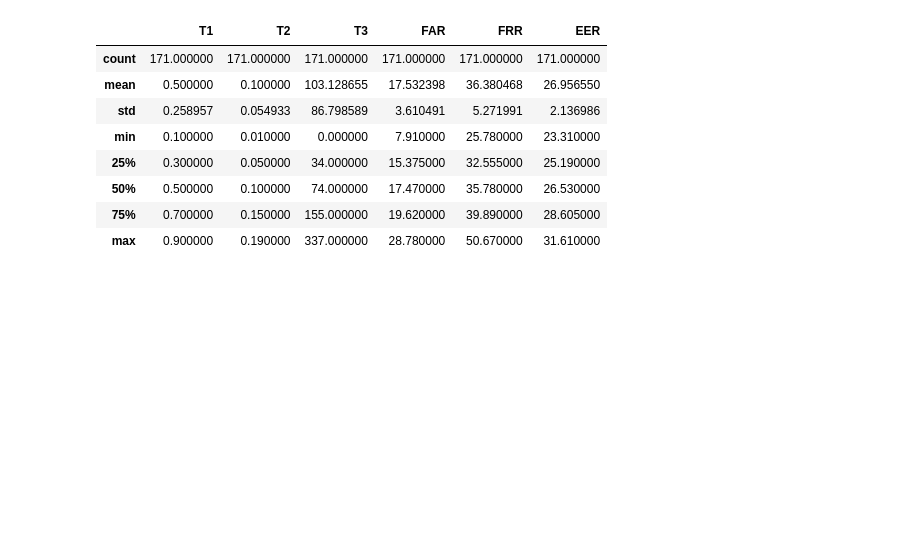
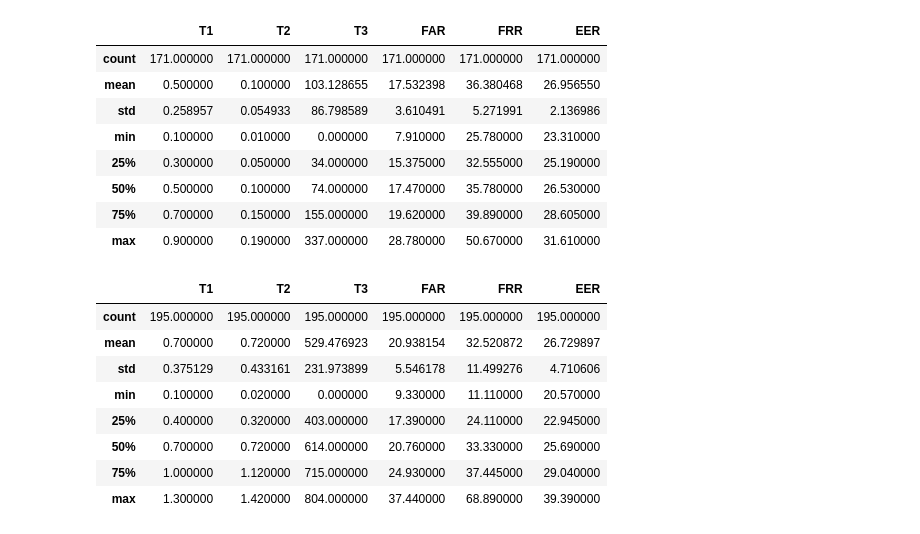
Before and after one commit to nishkalprakash/2024_03_CIPR_NP-Code, a Jupyter notebook: data_visualization.ipynb, the cells around one changed output. Drawn from its saved outputs; the diff is of its cells as text; code cells hidden in the pictures; blank space fills up the shorter version.

```diff
--- a/data_visualization.ipynb
+++ b/data_visualization.ipynb
@@ -68,5 +68,16 @@ def plot_df(path,label=None):
     return eer
 # %%
 
-path = Path(r"output_eer_T1[0.100,1.400,0.100]_T2[0.020,0.120,0.001].csv")
+path = Path(r"output_eer_T1[0.100,1.400,0.100]_T2[0.020,1.500,0.100].csv")
 eer = plot_df(path)
+eer.describe()
+# %% [output]
+|  | T1 | T2 | T3 | FAR | FRR | EER |
+| count | 195.000000 | 195.000000 | 195.000000 | 195.000000 | 195.000000 | 195.000000 |
+| mean | 0.700000 | 0.720000 | 529.476923 | 20.938154 | 32.520872 | 26.729897 |
+| std | 0.375129 | 0.433161 | 231.973899 | 5.546178 | 11.499276 | 4.710606 |
+| min | 0.100000 | 0.020000 | 0.000000 | 9.330000 | 11.110000 | 20.570000 |
+| 25% | 0.400000 | 0.320000 | 403.000000 | 17.390000 | 24.110000 | 22.945000 |
+| 50% | 0.700000 | 0.720000 | 614.000000 | 20.760000 | 33.330000 | 25.690000 |
+| 75% | 1.000000 | 1.120000 | 715.000000 | 24.930000 | 37.445000 | 29.040000 |
+| max | 1.300000 | 1.420000 | 804.000000 | 37.440000 | 68.890000 | 39.390000 |
```
Also changed, not shown: 6 other files.
